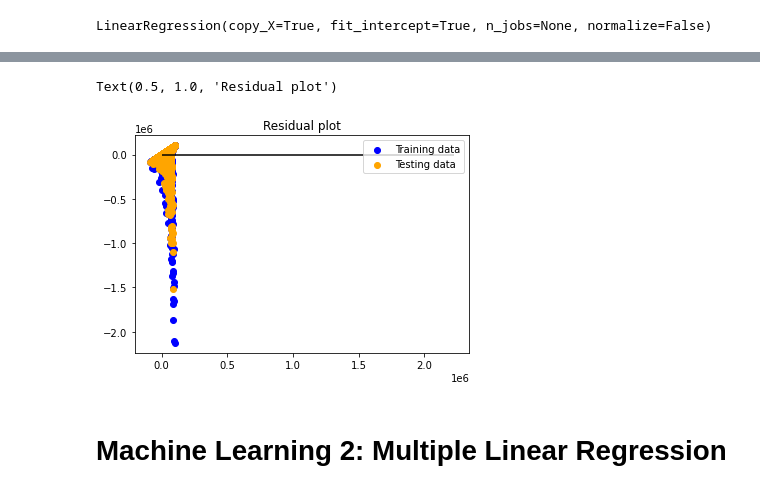
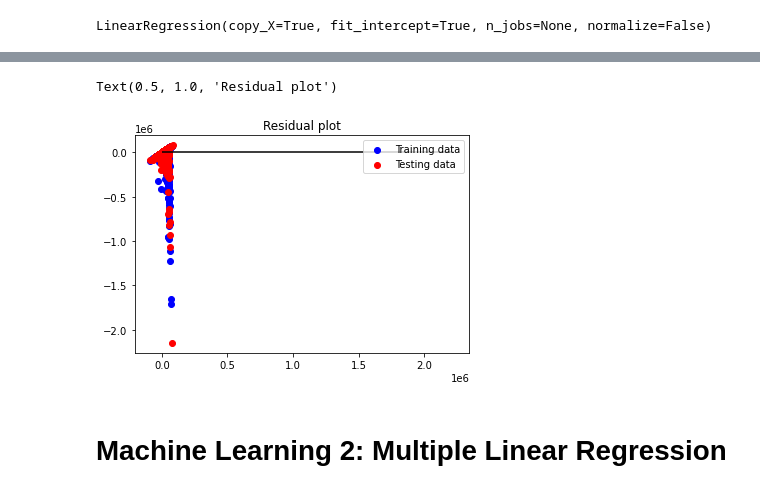
Before and after one commit to AlejandraRosa/final_project, a Jupyter notebook: notebooks/regressions.ipynb, the cells around one changed output, grey strips where cells are left out. Saved outputs shown, nothing was run; the diff lists cells and outputs as text; code cells hidden in the pictures.

```diff
--- a/notebooks/regressions.ipynb
+++ b/notebooks/regressions.ipynb
@@ -84,8 +74,7 @@ dtype: int64
 # %%
-# Reset index to avoid sklearn problems
-dropped = dropped.reset_index()
-dropped = dropped.drop(['index'], axis=1)
+dropped['Year'] = dropped['Year'].astype(float)
+dropped['Runtime (min)'] = dropped['Runtime (min)'].astype(float)
 dropped['Votes'] = dropped['Votes'].astype(int)
 dropped['Awards'] = dropped['Awards'].astype(int)
 dropped['Nominations'] = dropped['Nominations'].astype(int)
-dropped['Gross (lifetime)'] = dropped['Gross (lifetime)'].astype(int)
+dropped['Gross (lifetime)'] = dropped['Gross (lifetime)'].astype(float)
@@ -131,4 +111,12 @@ dropped['Genre (main)'] = dropped['Genre (main)'].replace(r'Western',22, regex=T
 # %%
 # Drop the studios. There are a lot, and we're not using them right now
 dropped = dropped.drop(['Studio'], axis=1)
-dropped.head()
+
+# Drop Animation, Documentary, Music genres (did not code above, so use text)
+dropped = dropped[dropped['Genre (main)']!='Animation']
+dropped = dropped[dropped['Genre (main)']!='Documentary']
+dropped = dropped[dropped['Genre (main)']!='Music']
+
+#print(dropped.dtypes)
+#dropped.head()
+#dropped['Genre (main)'].value_counts()
@@ -143,0 +212,7 @@ dropped.head()
+# %%
+# Filter to Drama
+drama = dropped[dropped['Genre (main)']==6]
+
+# Reset index to avoid sklearn problems
+drama = drama.reset_index()
+drama = drama.drop(['index'], axis=1)
@@ -144,5 +302,5 @@ dropped.head()
 # %%
 # Assign data to X, y (Sklearn requires a two-dimensional array of values so we use reshape to create this)
-X = dropped['Rating (avg.)'].values.reshape(-1, 1)
-y = dropped['Votes'].values.reshape(-1, 1)
-print("Shape: ", X.shape, y.shape)
+X = drama['Rating (avg.)'].values.reshape(-1, 1)
+y = drama['Votes'].values.reshape(-1, 1)
+#print("Shape: ", X.shape, y.shape)
@@ -207,13 +355,13 @@ Testing score: 0.050909694829912255
 # %%
 # Plot residuals
 plt.scatter(model.predict(X_train), model.predict(X_train) - y_train, c="blue", label="Training data")
-plt.scatter(model.predict(X_test), model.predict(X_test) - y_test, c="orange", label="Testing data")
+plt.scatter(model.predict(X_test), model.predict(X_test) - y_test, c="red", label="Testing data")
 plt.legend()
 plt.hlines(y=0, xmin=y.min(), xmax=y.max())
 plt.title("Residual plot")
 # %% [output]
 Text(0.5, 1.0, 'Residual plot')
-[figure, old version]
+[figure, new version]
 # %% [markdown]
 # Machine Learning 2: Multiple Linear Regression
 # %%
```
Also changed, not shown: parts of 47 cells of this notebook.
